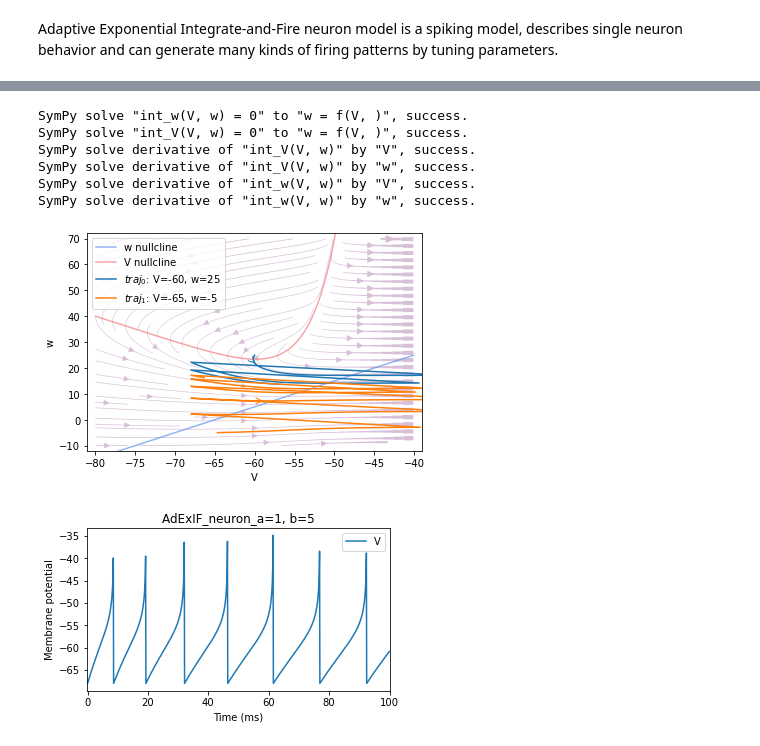
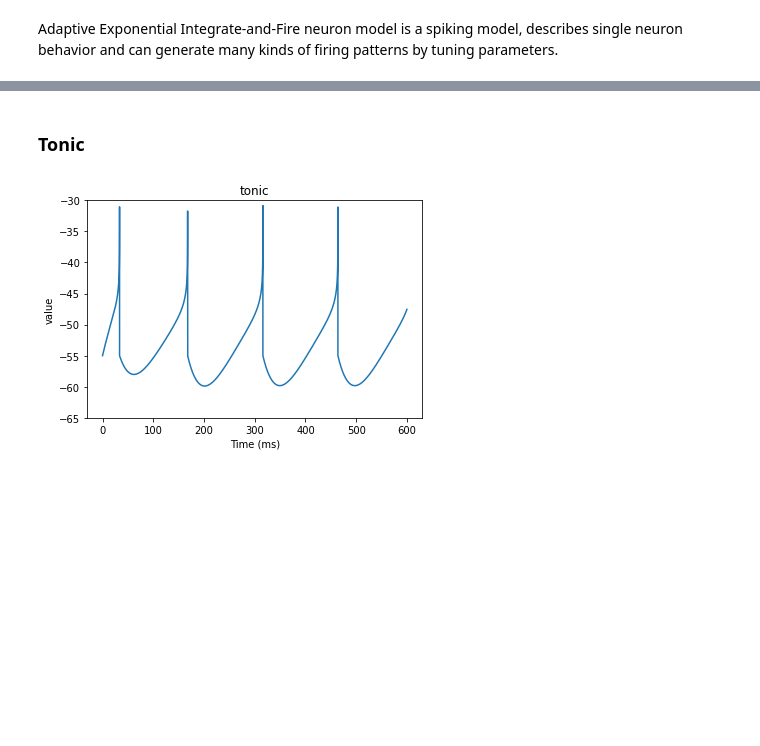
Before and after one commit to quanpeng0/BrainModels, a Jupyter notebook: docs/tutorials/neurons/AdIF_model.ipynb, the cells around one changed output, grey strips where cells are left out. Cells and saved outputs as stored; diff of their text form; code cells hidden in the pictures; blank space fills up the shorter version.

```diff
--- a/docs/tutorials/neurons/AdIF_model.ipynb
+++ b/docs/tutorials/neurons/AdIF_model.ipynb
@@ -261,30 +12,26 @@ SymPy solve derivative of "int_w(V, w)" by "w", success.
-# %%
-# a>0, medium b
-a=1
-b=5
-I_ext=25.
-AdEx = get_AdExIF(a=a, b=b)
-
-# phase plane analysis
-analyzer = bp.analysis.PhasePlane(
-    model=AdEx,
-    target_vars={'V': [-80, -40], 'w': [-10., 70]},
-    fixed_vars={'I_ext': I_ext})
-analyzer.plot_nullcline()
-analyzer.plot_vector_field()
-analyzer.plot_fixed_point()
-analyzer.plot_trajectory([{'V': -60, 'w': 25},{'V': -65, 'w': -5}],
-                         duration=50.,
-                         inputs=('ST.input', I_ext),
-                         show=True)
-
-run_neuron(AdEx, I_ext=I_ext, duration=100., title='_a='+str(a)+', b='+str(b))
-# %% [output]
-SymPy solve "int_w(V, w) = 0" to "w = f(V, )", success.
-SymPy solve "int_V(V, w) = 0" to "w = f(V, )", success.
-SymPy solve derivative of "int_V(V, w)" by "V", success.
-SymPy solve derivative of "int_V(V, w)" by "w", success.
-SymPy solve derivative of "int_w(V, w)" by "V", success.
-SymPy solve derivative of "int_w(V, w)" by "w", success.
-[figure, removed]
-[figure, removed]
+# %% [markdown]
+### Tonic
+# %%
+tonic = dict(tau_m = 20, a = 0., tau_w = 30, b = 60, u_r = -55)
+adapting = dict(tau_m = 20, a = 0., tau_w = 100, b = 5., u_r = -55)
+init_bursting = dict(tau_m = 5., a = .5, tau_w = 100, b = 7., u_r = -51)
+bursting = dict(tau_m = 5, a = -0.5, tau_w = 100, b = 7., u_r = -46)
+transient = dict(tau_m = 10, a = 1., tau_w = 100, b = 10., u_r = -60)
+delayed = dict(tau_m = 5, a = -1., tau_w = 100, b = 10., u_r = -60)
+
+pars = tonic
+
+threshold = -50
+I_ext = 65
+duration = 600
+group = brainmodels.neurons.AdExIF(size = 1, monitors = ['V'],
+                                    a=pars['a'], b=pars['b'], R=.5,
+                                    tau=pars['tau_m'], tau_w=pars['tau_w'],
+                                    V_reset=pars['u_r'], V_rest=-70, V_th=-30,
+                                    V_T=threshold, delta_T=2.)
+group.run(duration, inputs=('input', I_ext))
+bp.visualize.line_plot(group.mon.ts, group.mon.V,
+                        ylim=(-65., -30.), title='tonic',
+                        show=True)
+# %% [output]
+[figure, added]
```
Also changed, not shown: parts of 26 cells of this notebook, 2 other files.
